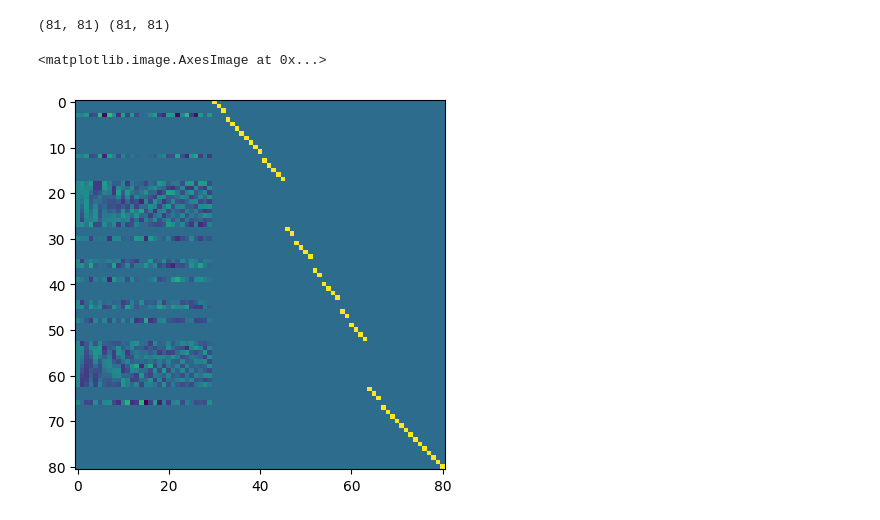
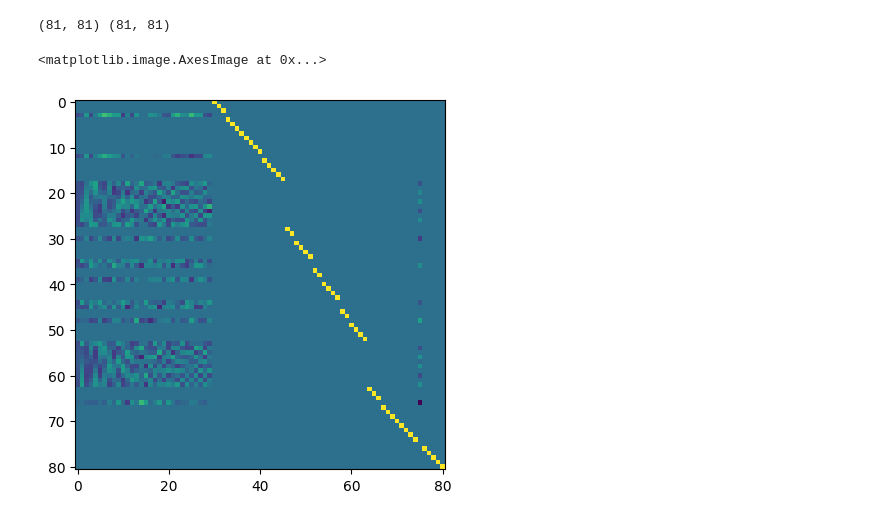
Before and after one commit to ArminBaz/SR-IS, a Jupyter notebook: notebooks/lrl-td-det.ipynb, the cells around one changed output. Cells and saved outputs as stored; diff of their text form; code cells hidden in the pictures.

```diff
--- a/notebooks/lrl-td-det.ipynb
+++ b/notebooks/lrl-td-det.ipynb
@@ -22,2 +195,2 @@ importlib.reload(utils)
 # %%
-agent = LinearRL(env_name="tolman-9x9-nb", alpha=0.01, gamma=0.92, num_steps=500000)
+agent = LinearRL(env_name="tolman-9x9-nb", _lambda=1.0, alpha=0.01, num_steps=400000, policy="random")
@@ -197,10 +362,10 @@ print(D_old.shape, D_new.shape)
 # %%
 eigvals, eigvecs = np.linalg.eig(D_old)
 # %%
-plt.imshow(eigvecs[])
+plt.imshow(eigvecs)
 # %% [output]
 <matplotlib.image.AxesImage at 0x...>
-[figure, old version]
+[figure, new version]
 # %%
 print(eigvals)
 # %% [output]
```
Also changed, not shown: parts of 27 cells of this notebook, 5 other files.
